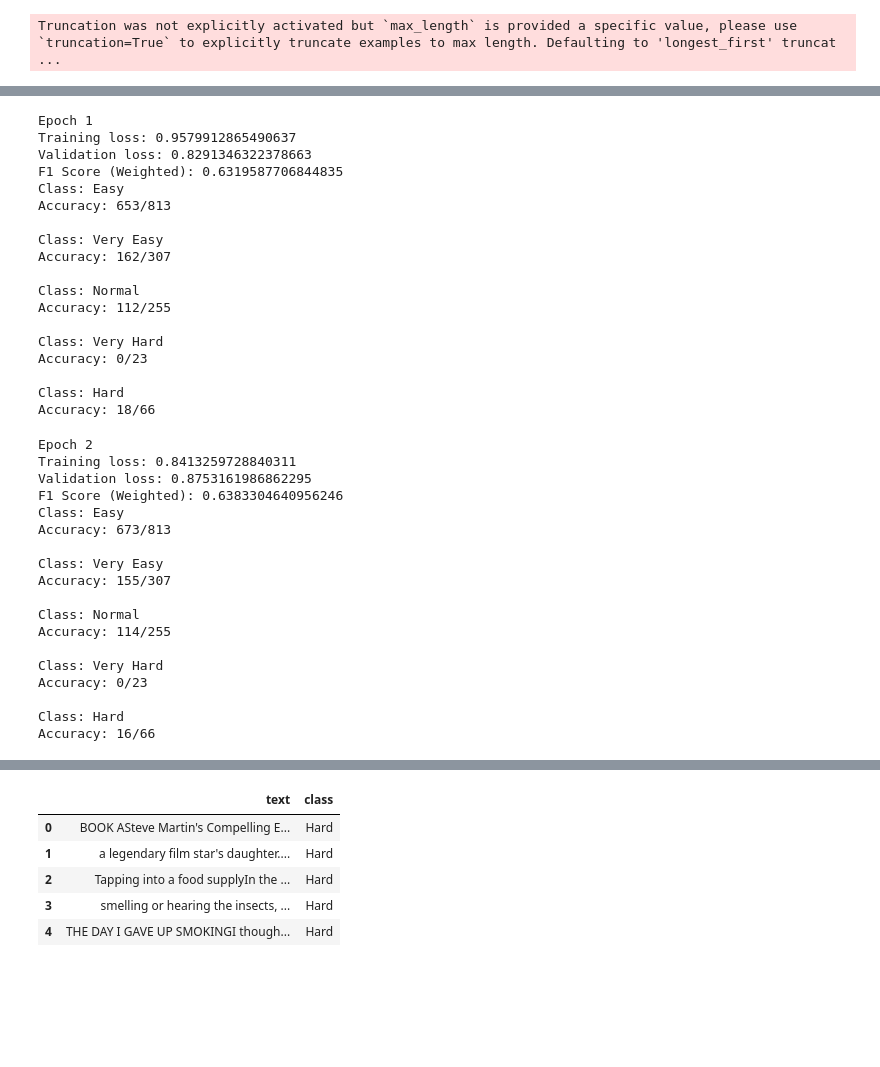
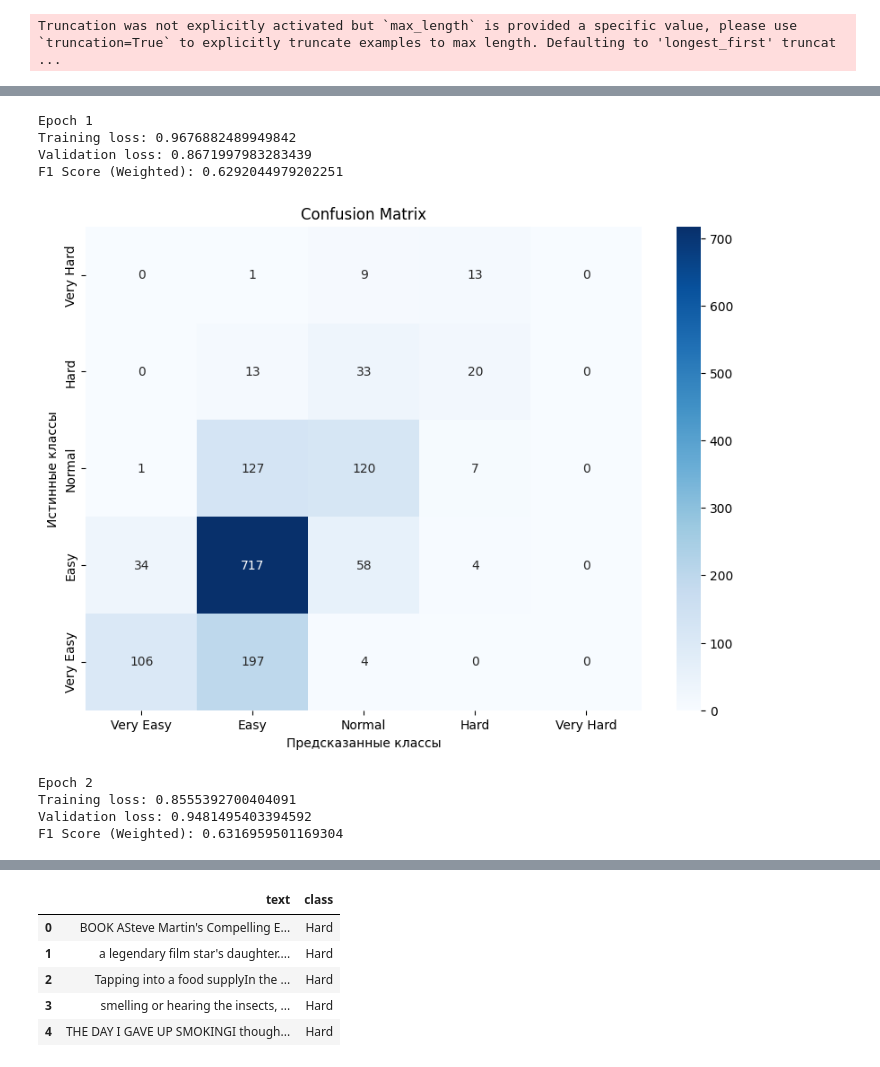
Before and after one commit to AndreyK2001/BERT-Classification, a Jupyter notebook: Classifier.ipynb, the cells around one changed output, grey strips where cells are left out. Drawn from its saved outputs; the diff is of its cells as text; code cells hidden in the pictures; blank space fills up the shorter version.

Commit message:
Added confusion matrix

```diff
--- a/Classifier.ipynb
+++ b/Classifier.ipynb
@@ -131,13 +130,15 @@ optimizer = AdamW(model.parameters(),
                   lr=1e-5,
                   eps=1e-8)
 
-epochs = 5
+epochs = 3
 
 scheduler = get_linear_schedule_with_warmup(optimizer,
                                             num_warmup_steps=0,
                                             num_training_steps=len(dataloader_train)*epochs)
 # %%
-from sklearn.metrics import f1_score
+from sklearn.metrics import f1_score, confusion_matrix
+import matplotlib.pyplot as plt
+import seaborn as sns
 
 def f1_score_func(preds, labels):
     preds_flat = np.argmax(preds, axis=1).flatten()
@@ -155,6 +156,23 @@ def accuracy_per_class(preds, labels):
         y_true = labels_flat[labels_flat==label]
         tqdm.write(f'Class: {label_dict_inverse[label]}')
         tqdm.write(f'Accuracy: {len(y_preds[y_preds==label])}/{len(y_true)}\n')
+
+def plot_confusion_matrix(preds, labels, label_dict):
+    preds_flat = np.argmax(preds, axis=1).flatten()
+    labels_flat = labels.flatten()
+    label_to_name = {value: key for key, value in label_dict.items()}
+
+    # Вычисляем confusion matrix
+    cm = confusion_matrix(labels_flat, preds_flat)
+    label_names = ['Very Easy', 'Easy', 'Normal', 'Hard', 'Very Hard']#[label_to_name.get(label, "Unknown") for label in np.unique(labels_flat)]
+
+    # Визуализация confusion matrix
+    plt.figure(figsize=(10, 7))
+    sns.heatmap(cm[::-1], annot=True, fmt='d', cmap='Blues', xticklabels=label_names, yticklabels=label_names[::-1])
+    plt.title('Confusion Matrix')
+    plt.ylabel('Истинные классы')
+    plt.xlabel('Предсказанные классы')
+    plt.show()
 # %%
 import random
 
@@ -220,66 +238,40 @@ for epoch in tqdm(range(1, epochs+1)):
                   'attention_mask': batch[1],
                   'labels':         batch[2],
                  }
 
         outputs = model(**inputs)
 
         loss = outputs[0]
         loss_train_total += loss.item()
         loss.backward()
 
         torch.nn.utils.clip_grad_norm_(model.parameters(), 1.0)
 
         optimizer.step()
         scheduler.step()
 
         progress_bar.set_postfix({'training_loss': '{:.3f}'.format(loss.item()/len(batch))})
 
 
 
     tqdm.write(f'\nEpoch {epoch}')
 
     loss_train_avg = loss_train_total/len(dataloader_train)
     tqdm.write(f'Training loss: {loss_train_avg}')
 
     val_loss, predictions, true_vals = evaluate(dataloader_validation)
     val_f1 = f1_score_func(predictions, true_vals)
     tqdm.write(f'Validation loss: {val_loss}')
     tqdm.write(f'F1 Score (Weighted): {val_f1}')
-    accuracy_per_class(predictions, true_vals)
+    #accuracy_per_class(predictions, true_vals)
+    plot_confusion_matrix(predictions, true_vals, label_dict)
 # %% [output]
 Epoch 1
-Training loss: 0.9579912865490637
-Validation loss: 0.8291346322378663
-F1 Score (Weighted): 0.6319587706844835
-Class: Easy
-Accuracy: 653/813
-
-Class: Very Easy
-Accuracy: 162/307
-
-Class: Normal
-Accuracy: 112/255
-
-Class: Very Hard
-Accuracy: 0/23
-
-Class: Hard
-Accuracy: 18/66
+Training loss: 0.9676882489949842
+Validation loss: 0.8671997983283439
+F1 Score (Weighted): 0.6292044979202251
+[figure, added]
 Epoch 2
-Training loss: 0.8413259728840311
-Validation loss: 0.8753161986862295
-F1 Score (Weighted): 0.6383304640956246
-Class: Easy
-Accuracy: 673/813
-
-Class: Very Easy
-Accuracy: 155/307
-
-Class: Normal
-Accuracy: 114/255
-
-Class: Very Hard
-Accuracy: 0/23
-
-Class: Hard
-Accuracy: 16/66
+Training loss: 0.8555392700404091
+Validation loss: 0.9481495403394592
+F1 Score (Weighted): 0.6316959501169304
```
Also changed, not shown: parts of 6 cells of this notebook.
